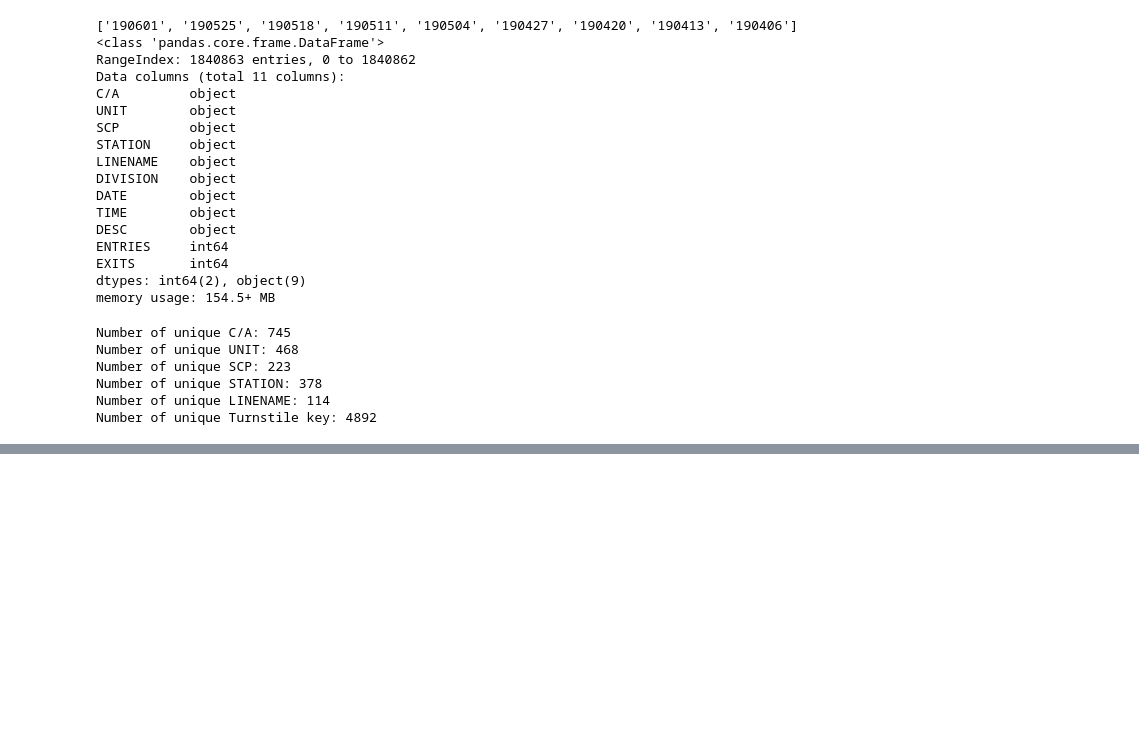
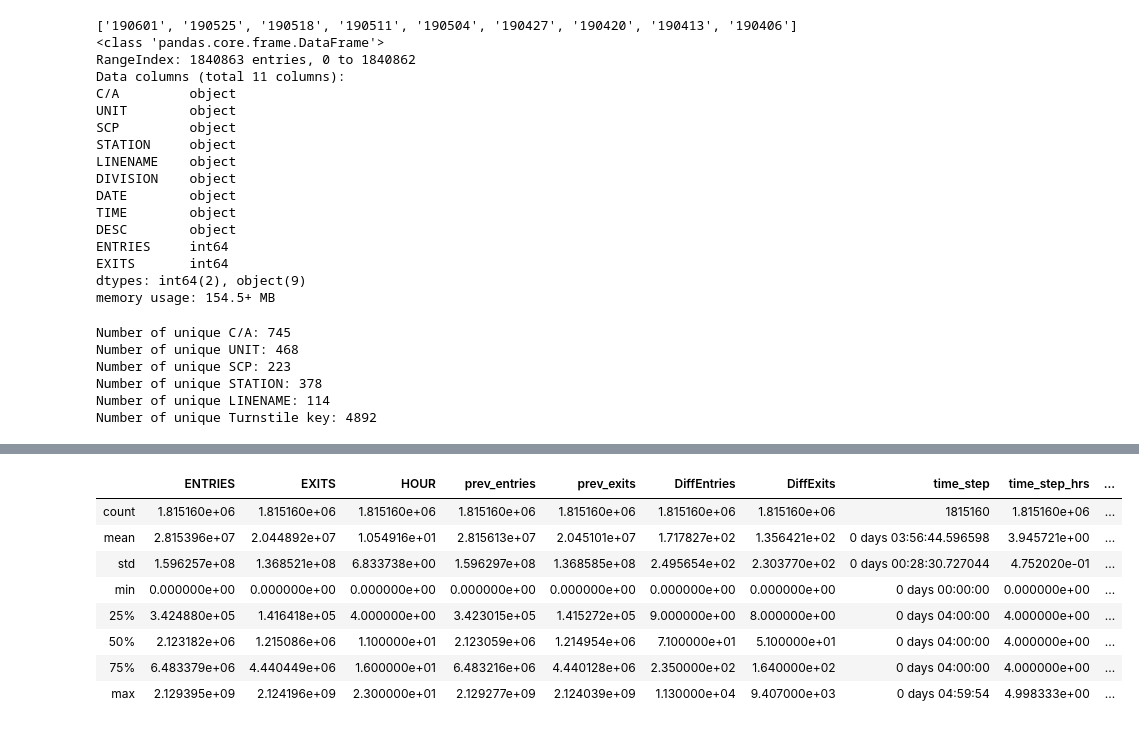
Before and after one commit to biancaorozco/metis_project1, a Jupyter notebook: data_scraping.ipynb, the cells around one changed output, grey strips where cells are left out. Saved outputs shown, nothing was run; the diff lists cells and outputs as text; code cells hidden in the pictures; blank space fills up the shorter version.

```diff
--- a/data_scraping.ipynb
+++ b/data_scraping.ipynb
@@ -348,0 +392,12 @@ mta_final
+# %%
+mta_df_wPrev.describe()
+# %% [output]
+|  | ENTRIES | EXITS | HOUR | prev_entries | prev_exits | DiffEntries | DiffExits | time_step | time_step_hrs | ... |
+| count | 1.815160e+06 | 1.815160e+06 | 1.815160e+06 | 1.815160e+06 | 1.815160e+06 | 1.815160e+06 | 1.815160e+06 | 1815160 | 1.815160e+06 | ... |
+| mean | 2.815396e+07 | 2.044892e+07 | 1.054916e+01 | 2.815613e+07 | 2.045101e+07 | 1.717827e+02 | 1.356421e+02 | 0 days 03:56:44.596598 | 3.945721e+00 | ... |
+| std | 1.596257e+08 | 1.368521e+08 | 6.833738e+00 | 1.596297e+08 | 1.368585e+08 | 2.495654e+02 | 2.303770e+02 | 0 days 00:28:30.727044 | 4.752020e-01 | ... |
+| min | 0.000000e+00 | 0.000000e+00 | 0.000000e+00 | 0.000000e+00 | 0.000000e+00 | 0.000000e+00 | 0.000000e+00 | 0 days 00:00:00 | 0.000000e+00 | ... |
+| 25% | 3.424880e+05 | 1.416418e+05 | 4.000000e+00 | 3.423015e+05 | 1.415272e+05 | 9.000000e+00 | 8.000000e+00 | 0 days 04:00:00 | 4.000000e+00 | ... |
+| 50% | 2.123182e+06 | 1.215086e+06 | 1.100000e+01 | 2.123059e+06 | 1.214954e+06 | 7.100000e+01 | 5.100000e+01 | 0 days 04:00:00 | 4.000000e+00 | ... |
+| 75% | 6.483379e+06 | 4.440449e+06 | 1.600000e+01 | 6.483216e+06 | 4.440128e+06 | 2.350000e+02 | 1.640000e+02 | 0 days 04:00:00 | 4.000000e+00 | ... |
+| max | 2.129395e+09 | 2.124196e+09 | 2.300000e+01 | 2.129277e+09 | 2.124039e+09 | 1.130000e+04 | 9.407000e+03 | 0 days 04:59:54 | 4.998333e+00 | ... |
```
Also changed, not shown: parts of 7 cells of this notebook.
